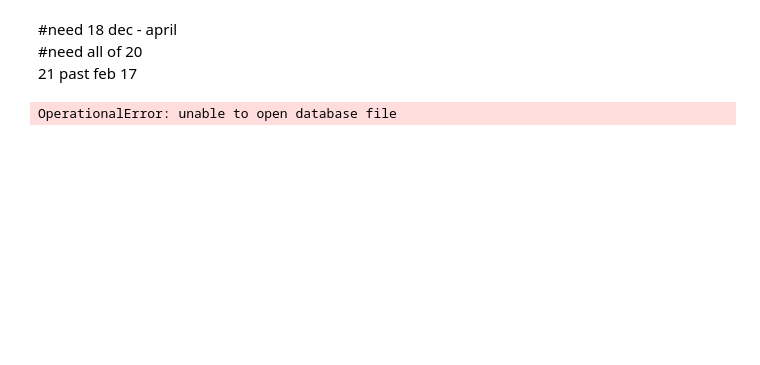
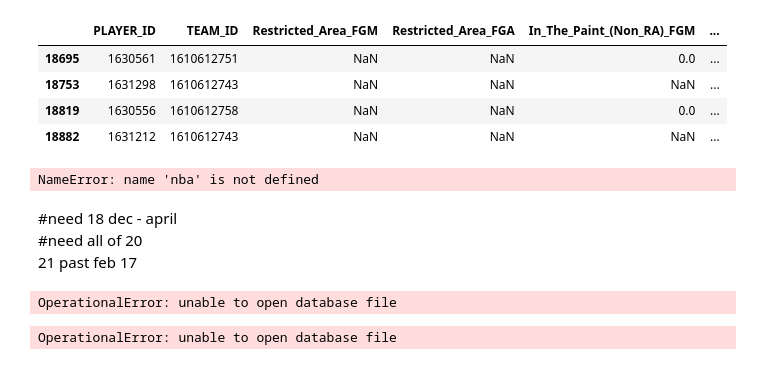
Before and after one commit to eac521/bets, a Jupyter notebook: NBAscrape.ipynb, the cells around one changed output. Saved outputs shown, nothing was run; the diff lists cells and outputs as text; code cells hidden in the pictures; blank space fills up the shorter version.

```diff
--- a/NBAscrape.ipynb
+++ b/NBAscrape.ipynb
@@ -21,0 +19,2 @@ Intel MKL WARNING: Support of Intel(R) Streaming SIMD Extensions 4.2 (Intel(R) S
+# %%
+df = pd.DataFrame().from_dict([x for y in pd.read_pickle('nba/data/pickle/plyrShots2022-23.pkl') for x in y])
@@ -22,3 +23,15 @@ Intel MKL WARNING: Support of Intel(R) Streaming SIMD Extensions 4.2 (Intel(R) S
+# %%
+df[(df.GAME_DATE=='2022-11-25') & (df.Restricted_Area_FGA.isna())]
+# %% [output]
+|  | PLAYER_ID | TEAM_ID | Restricted_Area_FGM | Restricted_Area_FGA | In_The_Paint_(Non_RA)_FGM | ... |
+| 18695 | 1630561 | 1610612751 | NaN | NaN | 0.0 | ... |
+| 18753 | 1631298 | 1610612743 | NaN | NaN | NaN | ... |
+| 18819 | 1630556 | 1610612758 | NaN | NaN | 0.0 | ... |
+| 18882 | 1631212 | 1610612743 | NaN | NaN | NaN | ... |
+# %%
+pd.read_sql('select team_abbrv, team_id from teamLogs',nba.conn)
+# %% [output]
+NameError: name 'nba' is not defined
 # %%
 from nba_api.stats.endpoints import BoxScoreAdvancedV3,PlayByPlayV2,BoxScoreSummaryV2,LeagueDashTeamShotLocations,LeagueDashOppPtShot,LeagueDashPlayerShotLocations,PlayerGameLogs,TeamInfoCommon,leaguegamefinder,LeagueDashPtStats
 # %% [markdown]
@@ -40,4 +53,8 @@ game_dates = gamefinder.get_data_frames()[0]['GAME_DATE'].unique()
 games_dict = gamefinder.get_normalized_dict()
 games = games_dict['LeagueGameFinderResults']
 game_ids = list(set([v for l in games for k,v in l.items() if k=='GAME_ID']))
+# %%
+bet.nba()
+# %% [output]
+OperationalError: unable to open database file
 # %%
```
Also changed, not shown: parts of 4 cells of this notebook, 22 other files.
